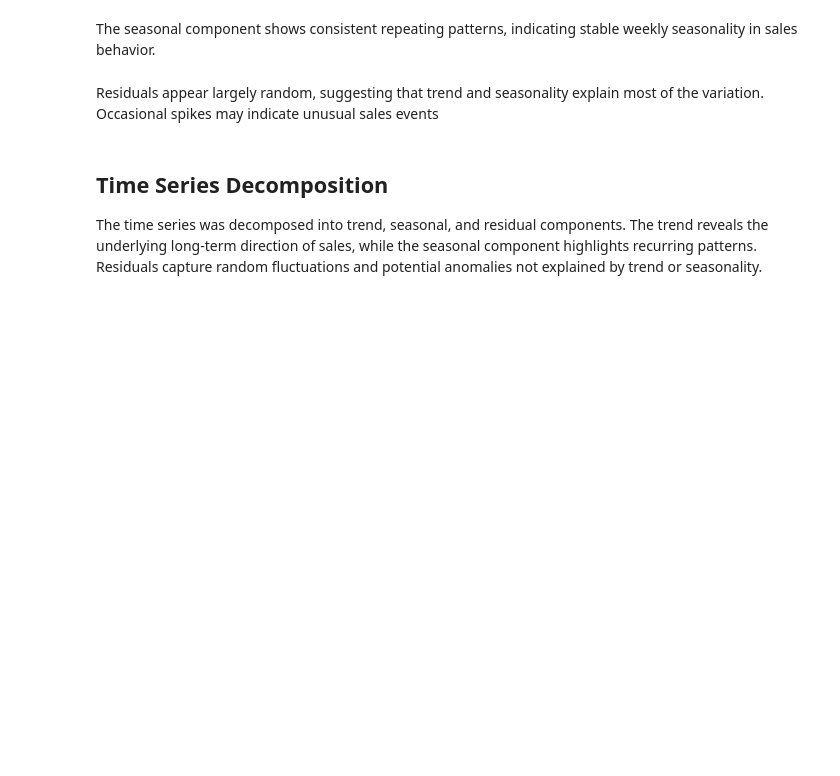
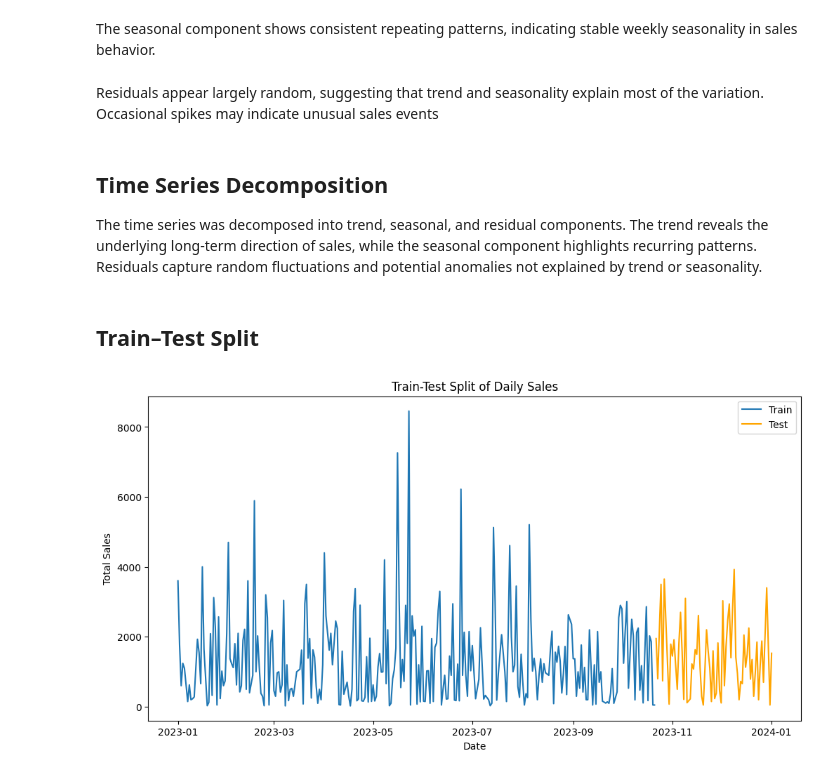
Before and after one commit to 0sinach1/data-and-ai-portfolio, a Jupyter notebook: 2026/2026-03-sales-forecasting/notebooks/forecatsing-analysis.ipynb, the cells around one changed output. Saved outputs shown, nothing was run; the diff lists cells and outputs as text; code cells hidden in the pictures; blank space fills up the shorter version.

Commit message:
test-train split

```diff
--- a/2026/2026-03-sales-forecasting/notebooks/forecatsing-analysis.ipynb
+++ b/2026/2026-03-sales-forecasting/notebooks/forecatsing-analysis.ipynb
@@ -99,3 +99,21 @@ Residuals appear largely random, suggesting that trend and seasonality explain m
 ## Time Series Decomposition
 
 The time series was decomposed into trend, seasonal, and residual components. The trend reveals the underlying long-term direction of sales, while the seasonal component highlights recurring patterns. Residuals capture random fluctuations and potential anomalies not explained by trend or seasonality.
+# %% [markdown]
+## Train–Test Split
+# %%
+train_size = int(len(daily_sales) * 0.8)
+
+train = daily_sales.iloc[:train_size]
+test = daily_sales.iloc[train_size:]
+# %%
+plt.figure(figsize=(12,6))
+plt.plot(train.index, train['Total_Amount'], label='Train')
+plt.plot(test.index, test['Total_Amount'], label='Test', color='orange')
+plt.title("Train-Test Split of Daily Sales")
+plt.xlabel("Date")
+plt.ylabel("Total Sales")
+plt.legend()
+plt.show()
+# %% [output]
+[figure, added]
```
Also changed, not shown: parts of 1 cell of this notebook.
